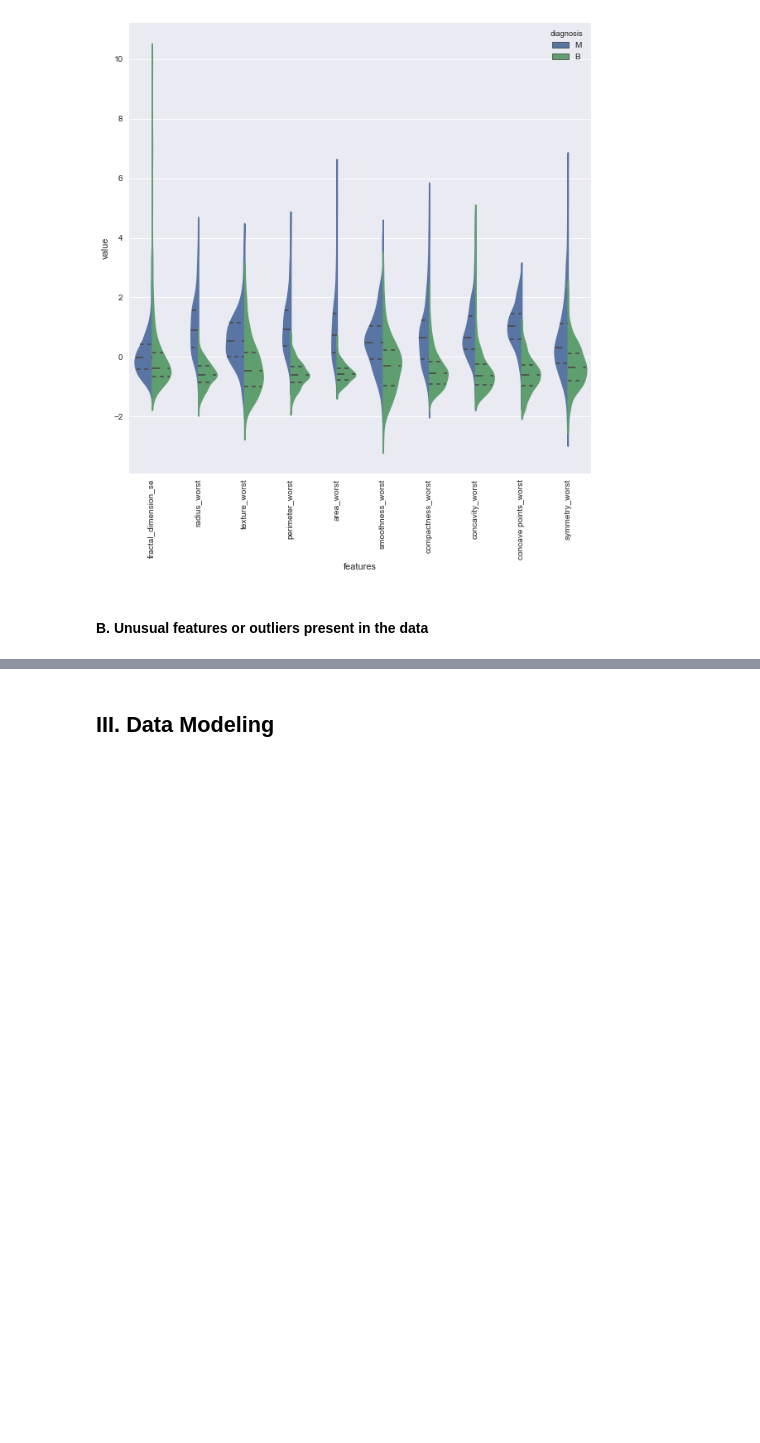
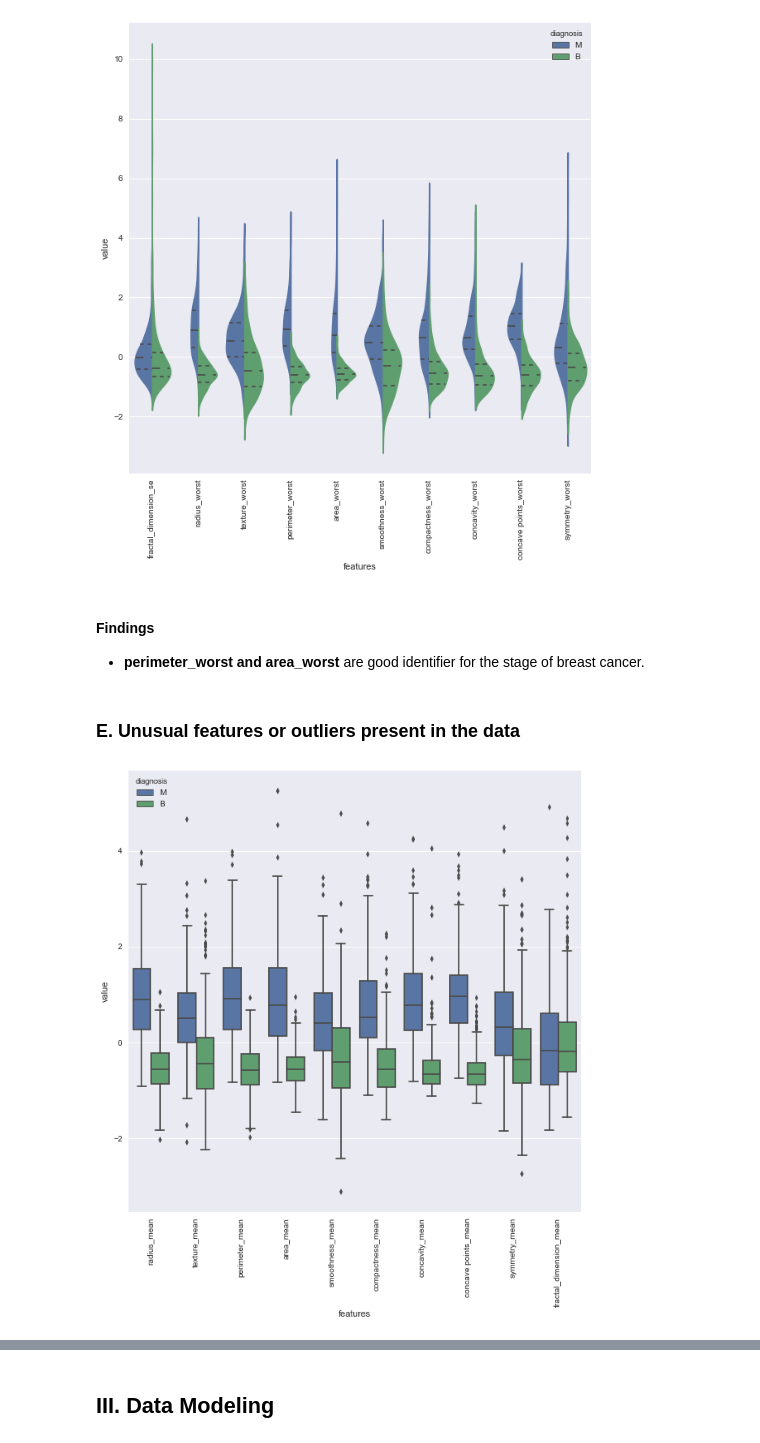
Before and after one commit to melissa-perez/MontyPython, a Jupyter notebook: STATS131 Project Report.ipynb, the cells around one changed output, grey strips where cells are left out. Cells and saved outputs as stored; diff of their text form; code cells hidden in the pictures; blank space fills up the shorter version.

```diff
--- a/STATS131 Project Report.ipynb
+++ b/STATS131 Project Report.ipynb
@@ -171,12 +202,12 @@ From the distribution plot we can see, benign has higher proportion in the data.
 #### (2) Distributional Shape of Predictor Variables
 # %%
 # 1. Col_mean
-data = pd.concat([y,x_norm[col_mean]],axis=1)
-data = pd.melt(data,id_vars="diagnosis",
+data1 = pd.concat([y,x_norm[col_mean]],axis=1)
+data1 = pd.melt(data1,id_vars="diagnosis",
                     var_name="features",
                     value_name='value')
 plt.figure(figsize=(10,10))
-sns.violinplot(x="features", y="value", hue="diagnosis", data=data,split=True, inner="quart")
+sns.violinplot(x="features", y="value", hue="diagnosis", data=data1,split=True, inner="quart")
 plt.xticks(rotation=90)
 plt.show()
 # %% [output]
@@ -214,5 +245,15 @@ plt.xticks(rotation=90)
 plt.show()
 # %% [output]
 [figure]
+# %% [markdown]
+#### Findings
+- __perimeter_worst and area_worst__ are good identifier for the stage of breast cancer.
 # %% [markdown]
-#### B. Unusual features or outliers present in the data
+### E. Unusual features or outliers present in the data
+# %%
+plt.figure(figsize=(10,10))
+sns.boxplot(x="features", y="value", hue="diagnosis", data=data1)
+plt.xticks(rotation=90)
+plt.show()
+# %% [output]
+[figure, added]
```
Also changed, not shown: parts of 20 cells of this notebook.
